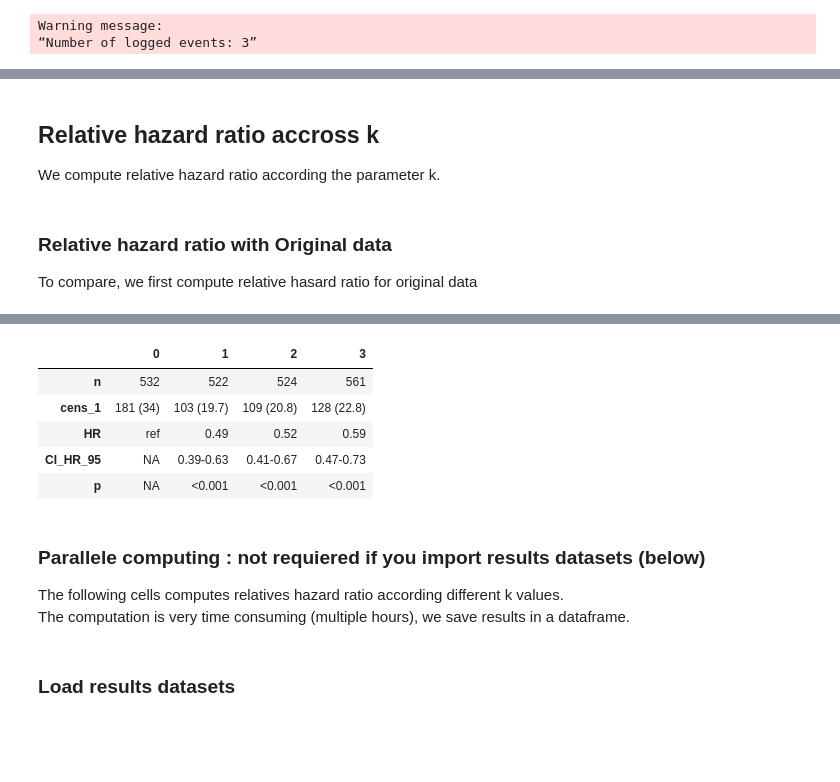
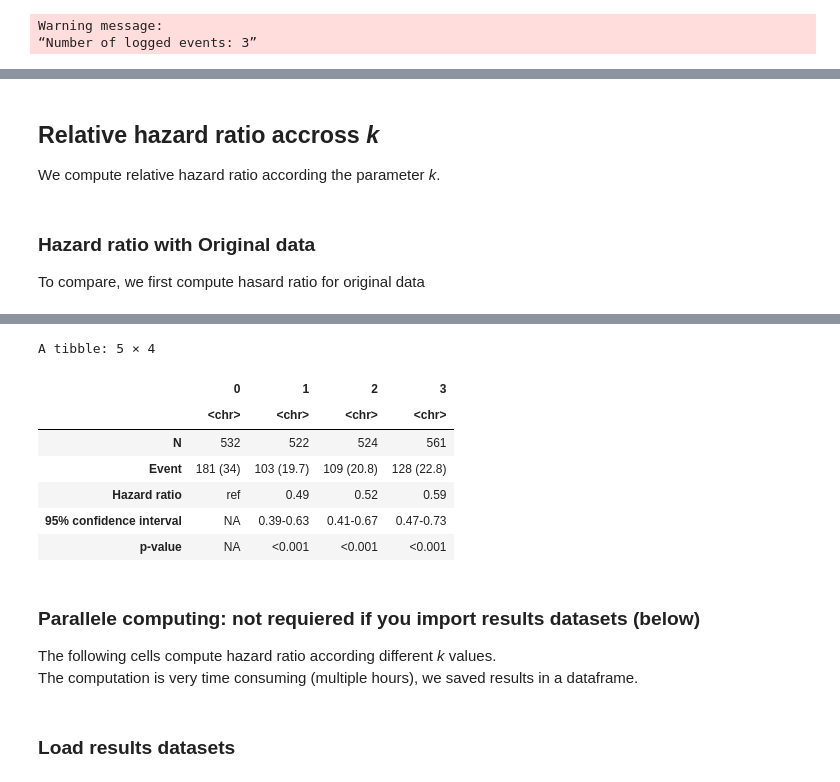
Before and after one commit to octopize/avatar-paper, a Jupyter notebook: notebooks/final_figure/messageC_AIDS.ipynb, the cells around one changed output, grey strips where cells are left out. Drawn from its saved outputs; the diff is of its cells as text; code cells hidden in the pictures; blank space fills up the shorter version.

```diff
--- a/notebooks/final_figure/messageC_AIDS.ipynb
+++ b/notebooks/final_figure/messageC_AIDS.ipynb
@@ -85,14 +78,11 @@ data <- data[,-1]
 # %% [markdown]
 ### Data imputation
 # %%
-data_imp <- complete(mice(data,m=1,maxit=50,seed=500, printFlag = FALSE),1)
+data_imp <- complete(mice(data, m = 1, maxit = 50, seed = 500, printFlag = FALSE), 1)
 data$cd496 <- data_imp$cd496
 
-data_num = data[,]
-categorical = c('hemo','homo', 'drugs', 'karnof', 'oprior', 'z30', 'zprior', 'race',
-            'gender', 'str2', 'strat', 'symptom', 'treat', 'offtrt', 'r','cens',
-            'arms')
-data[categorical] = lapply(data[categorical], factor)
+categorical <- c('hemo','homo', 'drugs', 'karnof', 'oprior', 'z30', 'zprior', 'race', 'gender', 'str2', 'strat', 'symptom', 'treat', 'offtrt', 'r','cens', 'arms')
+data[categorical] <- lapply(data[categorical], factor)
 # %% [output]
 Warning message:
 “Number of logged events: 51”
@@ -190,15 +176,13 @@ ggsave(file="../../figure/aids_pca2D_k_small_high.svg", plot=plot, width=10, hei
 # %% [markdown]
-## Relative hazard ratio accross  k
+## Relative hazard ratio accross  *k*
 
-We compute relative hazard ratio according the parameter k.
+We compute relative hazard ratio according the parameter *k*.
 # %% [markdown]
-### Relative hazard ratio with Original data
+### Hazard ratio with Original data
 
-To compare, we first compute relative hasard ratio for original data
+To compare, we first compute hasard ratio for original data
 # %%
-data[] <- lapply(data, function(x) {
-    if(is.factor(x)) as.numeric(as.character(x)) else x
-})
+data[] <- lapply(data, function(x){if(is.factor(x)) as.numeric(as.character(x)) else x})
 
 n_arms <- as.vector(table(data$arms))
 cens_arms <- paste0(as.vector(table(data$cens, data$arms)[2,]), " (",
@@ -211,8 +195,10 @@ CI_low_arms <- c(NA, round(as.vector(summary_cox$conf.int[,3]), 2))
 CI_high_arms <- c(NA, round(as.vector(summary_cox$conf.int[,4]), 2))
 p_arms <- c(NA, sapply(as.vector(summary_cox$coefficients[,5]), write_pvalue, dec = 3))
 # %%
-table2_data <- t(data.frame("n" = n_arms, "cens_1" = cens_arms, "HR" = HR_arms,
-                            "CI_HR_95" = c(NA, paste0(CI_low_arms[-1], "-", CI_high_arms[-1])),
-                            "p" = p_arms, row.names = c("0", "1", "2", "3")))
+table2_data <- t(data.frame("N" = n_arms, "Event" = cens_arms, "Hazard_ratio" = HR_arms,
+                            "Confidence_interval_95" = c(NA, paste0(CI_low_arms[-1], "-", CI_high_arms[-1])),
+                            "p-value" = p_arms, row.names = c("0", "1", "2", "3")))
+table2_data <- tibble(as.data.frame(table2_data))
+rownames(table2_data) <- c("N", "Event", "Hazard ratio", "95% confidence interval", "p-value")
 table2_data
 # %% [output]
@@ -219,13 +207,15 @@ table2_data
+A tibble: 5 × 4
 |  | 0 | 1 | 2 | 3 |
-| n | 532 | 522 | 524 | 561 |
-| cens_1 | 181 (34) | 103 (19.7) | 109 (20.8) | 128 (22.8) |
-| HR | ref | 0.49 | 0.52 | 0.59 |
-| CI_HR_95 | NA | 0.39-0.63 | 0.41-0.67 | 0.47-0.73 |
-| p | NA | <0.001 | <0.001 | <0.001 |
+|  | <chr> | <chr> | <chr> | <chr> |
+| N | 532 | 522 | 524 | 561 |
+| Event | 181 (34) | 103 (19.7) | 109 (20.8) | 128 (22.8) |
+| Hazard ratio | ref | 0.49 | 0.52 | 0.59 |
+| 95% confidence interval | NA | 0.39-0.63 | 0.41-0.67 | 0.47-0.73 |
+| p-value | NA | <0.001 | <0.001 | <0.001 |
 # %% [markdown]
-### Parallele computing : not requiered if you import results datasets (below)
-The following cells computes relatives hazard ratio according different k values.
-The computation is very time consuming (multiple hours), we save results in a dataframe.
+### Parallele computing: not requiered if you import results datasets (below)
+The following cells compute hazard ratio according different *k* values.
+The computation is very time consuming (multiple hours), we saved results in a dataframe.
 # %%
 pr <- py$Projection()
 coord_original <- pr$fit_transform(data, nf = 5L)[[1]]
```
Also changed, not shown: parts of 25 cells of this notebook.
